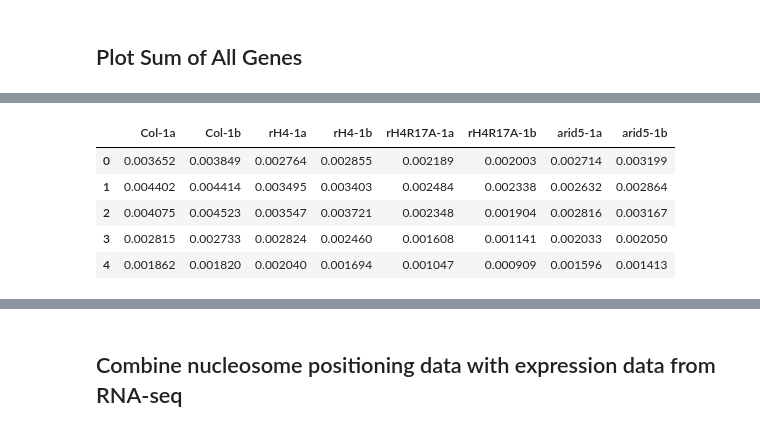
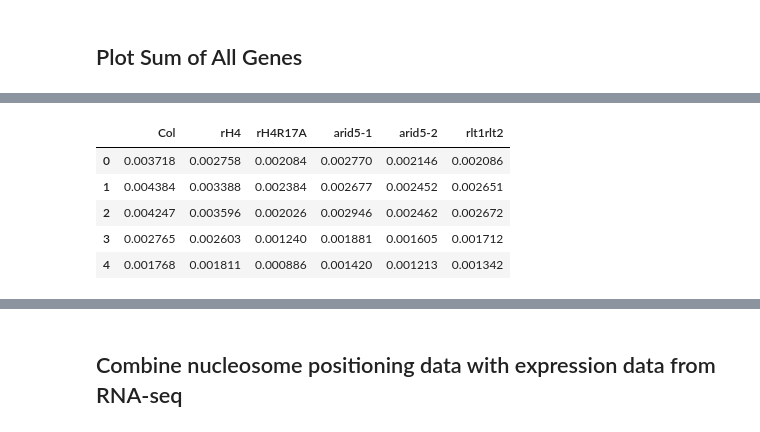
Before and after one commit to etc27/MNaseseq-workflow, a Jupyter notebook: peak_height.ipynb, the cells around one changed output, grey strips where cells are left out. Drawn from its saved outputs; the diff is of its cells as text; code cells hidden in the pictures.

```diff
--- a/peak_height.ipynb
+++ b/peak_height.ipynb
@@ -21,8 +21,8 @@ First, I load the data generated using deeptools and clean by removing empty col
 # %%
 #Load data matrices
 #Profile values at each gene
-base_path = "/Users/emmacorcoran/Documents/NGS Data/MNase_2021_05_24/deeptools/1500 downstream"
-filename = "mnase-reps-proteincoding-1500.tab"
+base_path = "/Users/emmacorcoran/Documents/NGS Data/ISWI_MNase_11_11/all_samples/deeptools"
+filename = "mnase-merged-proteincoding.tab"
 path_to_file = os.path.join(base_path, filename)
 data_matrix = pd.read_csv(path_to_file, skiprows=2, sep='\t')
 # %%
@@ -75,14 +75,12 @@ plt.rcParams['lines.linewidth'] = 2.5
 rowsum = data_matrix.sum(axis=0)/27443
 
 #Split data by sample
-CL1_data = rowsum[0:250].tolist()
-CL2_data = rowsum[250:500].tolist()
-CL3_data = rowsum[500:750].tolist()
-CL4_data = rowsum[750:1000].tolist()
-CL5_data = rowsum[1000:1250].tolist()
-CL6_data = rowsum[1250:1500].tolist()
-CL7_data = rowsum[1500:1750].tolist()
-CL8_data = rowsum[1750:2000].tolist()
+Col_data = rowsum[0:250].tolist()
+rH4_data = rowsum[250:500].tolist()
+R17A_data = rowsum[500:750].tolist()
+arid5_1_data = rowsum[750:1000].tolist()
+arid5_2_data = rowsum[1000:1250].tolist()
+rlt12_data = rowsum[1250:1500].tolist()
 # %%
 #Plot data
 x_vals = np.arange(-1000,1500,10)
@@ -207,24 +203,22 @@ def calc_peaks(nuc_data, firstnuc=3, norm=False):
 # %%
 peak_data = []
 
 # Calculate peak data for each sample and append to list
-peak_data.append(calc_peaks(CL1_data))
-peak_data.append(calc_peaks(CL2_data))
-peak_data.append(calc_peaks(CL3_data))
-peak_data.append(calc_peaks(CL4_data))
-peak_data.append(calc_peaks(CL5_data))
-peak_data.append(calc_peaks(CL6_data))
-peak_data.append(calc_peaks(CL7_data))
-peak_data.append(calc_peaks(CL8_data))
+peak_data.append(calc_peaks(Col_data))
+peak_data.append(calc_peaks(rH4_data))
+peak_data.append(calc_peaks(R17A_data))
+peak_data.append(calc_peaks(arid5_1_data))
+peak_data.append(calc_peaks(arid5_2_data))
+peak_data.append(calc_peaks(rlt12_data))
 
 # Initialize peak data frame
-colnames = ['Col-1a', 'Col-1b', 'rH4-1a', 'rH4-1b', 'rH4R17A-1a', 'rH4R17A-1b', 'arid5-1a', 'arid5-1b']
-peak_df = pd.DataFrame(np.array(peak_data).T.tolist(), columns=colnames)
+colnames_merge = ['Col', 'rH4', 'rH4R17A', 'arid5-1', 'arid5-2', 'rlt1rlt2']
+peak_df = pd.DataFrame(np.array(peak_data).T.tolist(), columns=colnames_merge)
 peak_df.head()
 # %% [output]
-|  | Col-1a | Col-1b | rH4-1a | rH4-1b | rH4R17A-1a | rH4R17A-1b | arid5-1a | arid5-1b |
-| 0 | 0.003652 | 0.003849 | 0.002764 | 0.002855 | 0.002189 | 0.002003 | 0.002714 | 0.003199 |
-| 1 | 0.004402 | 0.004414 | 0.003495 | 0.003403 | 0.002484 | 0.002338 | 0.002632 | 0.002864 |
-| 2 | 0.004075 | 0.004523 | 0.003547 | 0.003721 | 0.002348 | 0.001904 | 0.002816 | 0.003167 |
-| 3 | 0.002815 | 0.002733 | 0.002824 | 0.002460 | 0.001608 | 0.001141 | 0.002033 | 0.002050 |
-| 4 | 0.001862 | 0.001820 | 0.002040 | 0.001694 | 0.001047 | 0.000909 | 0.001596 | 0.001413 |
+|  | Col | rH4 | rH4R17A | arid5-1 | arid5-2 | rlt1rlt2 |
+| 0 | 0.003718 | 0.002758 | 0.002084 | 0.002770 | 0.002146 | 0.002086 |
+| 1 | 0.004384 | 0.003388 | 0.002384 | 0.002677 | 0.002452 | 0.002651 |
+| 2 | 0.004247 | 0.003596 | 0.002026 | 0.002946 | 0.002462 | 0.002672 |
+| 3 | 0.002765 | 0.002603 | 0.001240 | 0.001881 | 0.001605 | 0.001712 |
+| 4 | 0.001768 | 0.001811 | 0.000886 | 0.001420 | 0.001213 | 0.001342 |
```
Also changed, not shown: parts of 56 cells of this notebook.
